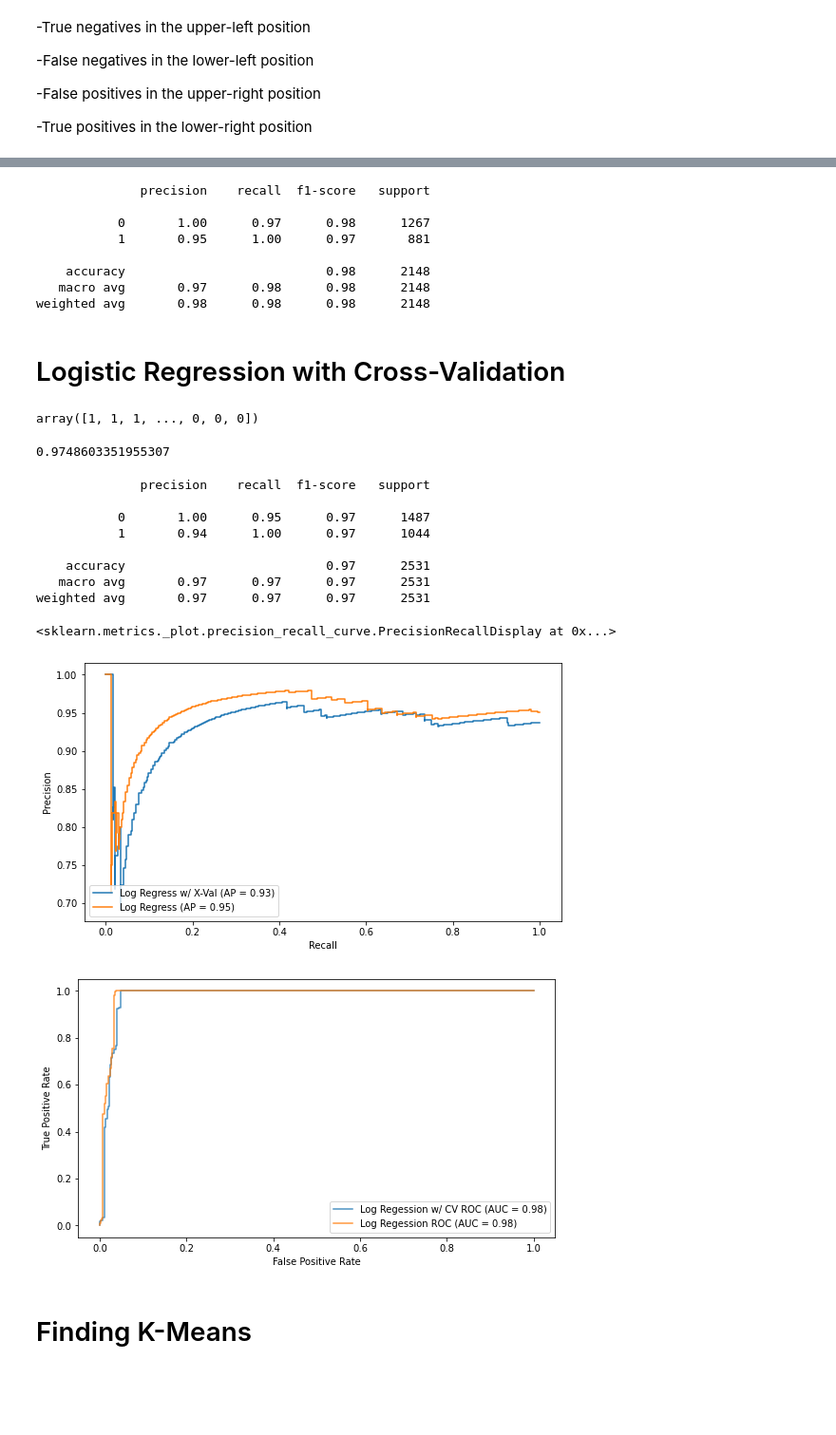
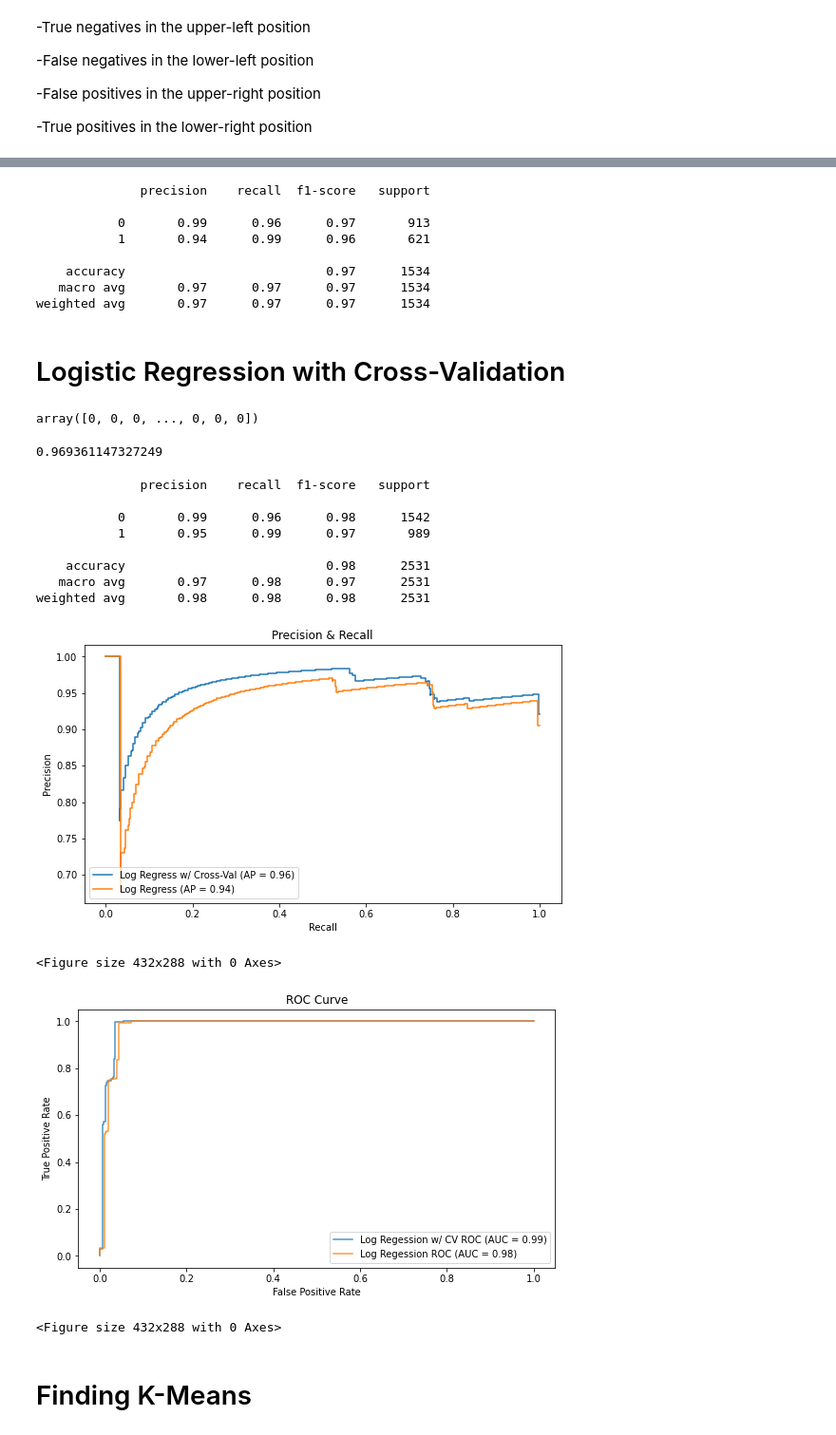
Before and after one commit to TaraBlackburn/neural-netting, a Jupyter notebook: src/ML_on_neuron.ipynb, the cells around one changed output, grey strips where cells are left out. Shown at 95% size. Drawn from its saved outputs; the diff is of its cells as text; code cells hidden in the pictures; blank space fills up the shorter version.

```diff
--- a/src/ML_on_neuron.ipynb
+++ b/src/ML_on_neuron.ipynb
@@ -178,7 +174,7 @@ df_193.rename(columns={'index':'idx'}, inplace=True)
 
 # dfs = iterates through 639 items - Segments - I have a column that shows the idx of df_193
 # df_193 = iterates through 193 items - Sections
-df_193.drop('allSectionsLength', inplace = True, axis=1)
+#df_193.drop('allSectionsLength', inplace = True, axis=1)
 # %%
 
 dfs['idx']=dfs['idx'].astype(float).astype(int)
@@ -252,5 +226,5 @@ X
 # %%
-X_train, X_test, y_train, y_test = train_test_split(X, y,test_size=0.33)
+X_train, X_test, y_train, y_test = train_test_split(X, y,test_size=0.20)
 # %%
 lr = LogisticRegression()
 model = lr.fit(X_train, y_train)
@@ -338,12 +312,12 @@ print(classification_report(y_test, model.predict(X_test)))
 # %% [output]
               precision    recall  f1-score   support
 
-           0       1.00      0.97      0.98      1267
-           1       0.95      1.00      0.97       881
+           0       0.99      0.96      0.97       913
+           1       0.94      0.99      0.96       621
 
-    accuracy                           0.98      2148
-   macro avg       0.97      0.98      0.98      2148
-weighted avg       0.98      0.98      0.98      2148
+    accuracy                           0.97      1534
+   macro avg       0.97      0.97      0.97      1534
+weighted avg       0.97      0.97      0.97      1534
 # %% [markdown]
 # Logistic Regression with Cross-Validation
 # %%
@@ -354,20 +328,20 @@ X_train_cv, X_test_cv, y_train_cv, y_test_cv = train_test_split(X, y,test_size=0
 clf = LogisticRegressionCV(cv=5, random_state=0).fit(X_train, y_train)
 clf.predict(X_test)
 # %% [output]
-array([1, 1, 1, ..., 0, 0, 0])
+array([0, 0, 0, ..., 0, 0, 0])
 # %%
 clf.score(X_test, y_test)
 # %% [output]
-0.9748603351955307
+0.969361147327249
 # %%
 print(classification_report(y_test_cv, model.predict(X_test_cv)))
 # %% [output]
               precision    recall  f1-score   support
 
-           0       1.00      0.95      0.97      1487
-           1       0.94      1.00      0.97      1044
+           0       0.99      0.96      0.98      1542
+           1       0.95      0.99      0.97       989
 
-    accuracy                           0.97      2531
-   macro avg       0.97      0.97      0.97      2531
-weighted avg       0.97      0.97      0.97      2531
+    accuracy                           0.98      2531
+   macro avg       0.97      0.98      0.97      2531
+weighted avg       0.98      0.98      0.98      2531
 # %%
@@ -379,16 +353,22 @@ fig, ax = plt.subplots(figsize=(9, 5))
 plot_precision_recall_curve(clf, X_test_cv, y_test_cv, ax = plt.gca(), name ='Log Regress w/ Cross-Val' )
 
 plot_precision_recall_curve(model, X_test, y_test,ax = plt.gca(), name = 'Log Regress' )
+plt.title('Precision & Recall')
+plt.show()
+plt.savefig('../img/precision_recall.png')
 # %% [output]
+[figure, new version]
-<sklearn.metrics._plot.precision_recall_curve.PrecisionRecallDisplay at 0x...>
+<Figure size 432x288 with 0 Axes>
-[figure, old version]
 # %%
 fig, ax = plt.subplots(figsize=(9, 5))
 plot_roc_curve(clf, X_test_cv, y_test_cv, ax=plt.gca(), alpha=0.8, name = 'Log Regession w/ CV ROC')
 plot_roc_curve(model, X_test, y_test, ax=plt.gca(), alpha=0.8, name = 'Log Regession ROC')
+plt.title('ROC Curve')
 plt.show()
+plt.savefig('../img/roc_curve.png')
 # %% [output]
-[figure, old version]
+[figure, new version]
+<Figure size 432x288 with 0 Axes>
 # %% [markdown]
 # Finding K-Means
 # %%
```
Also changed, not shown: parts of 34 cells of this notebook, 2 other files.
